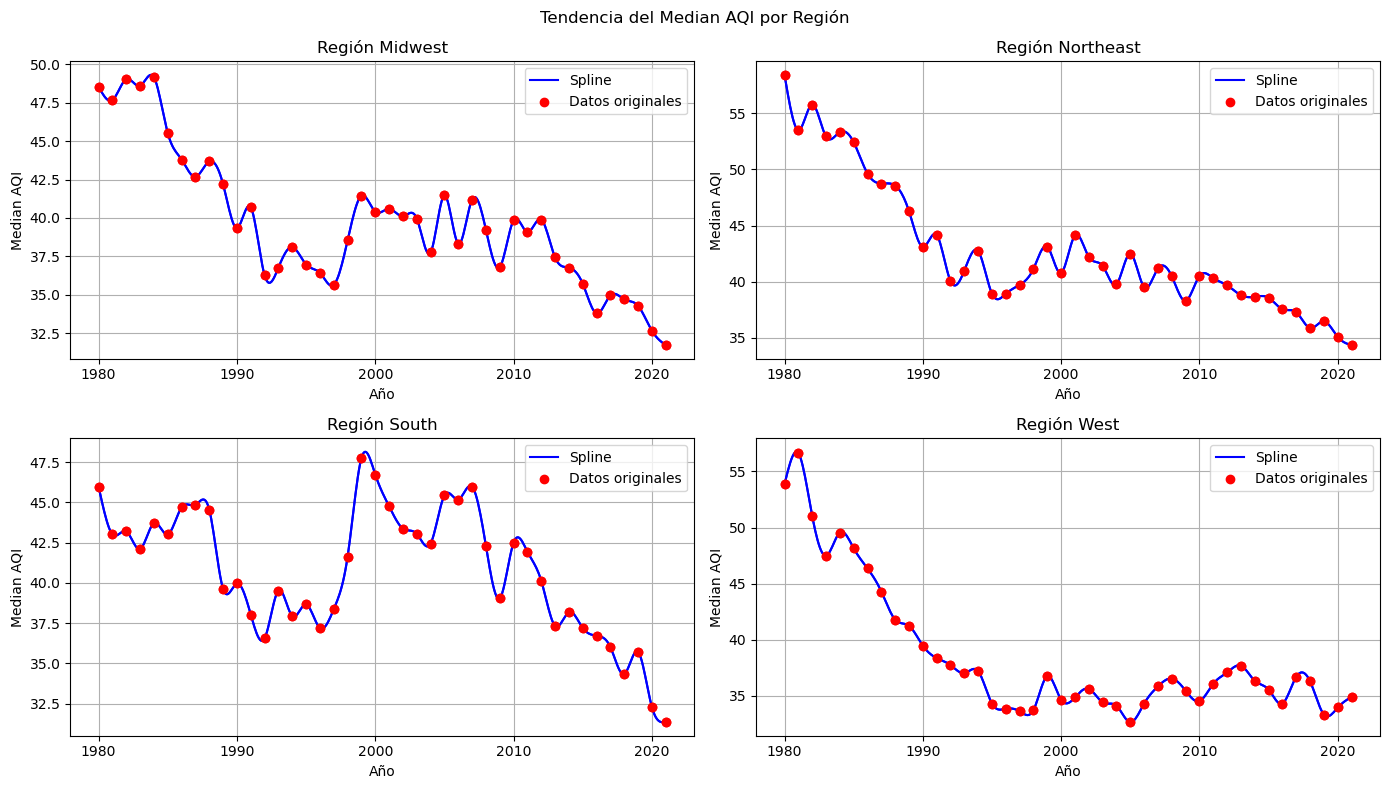
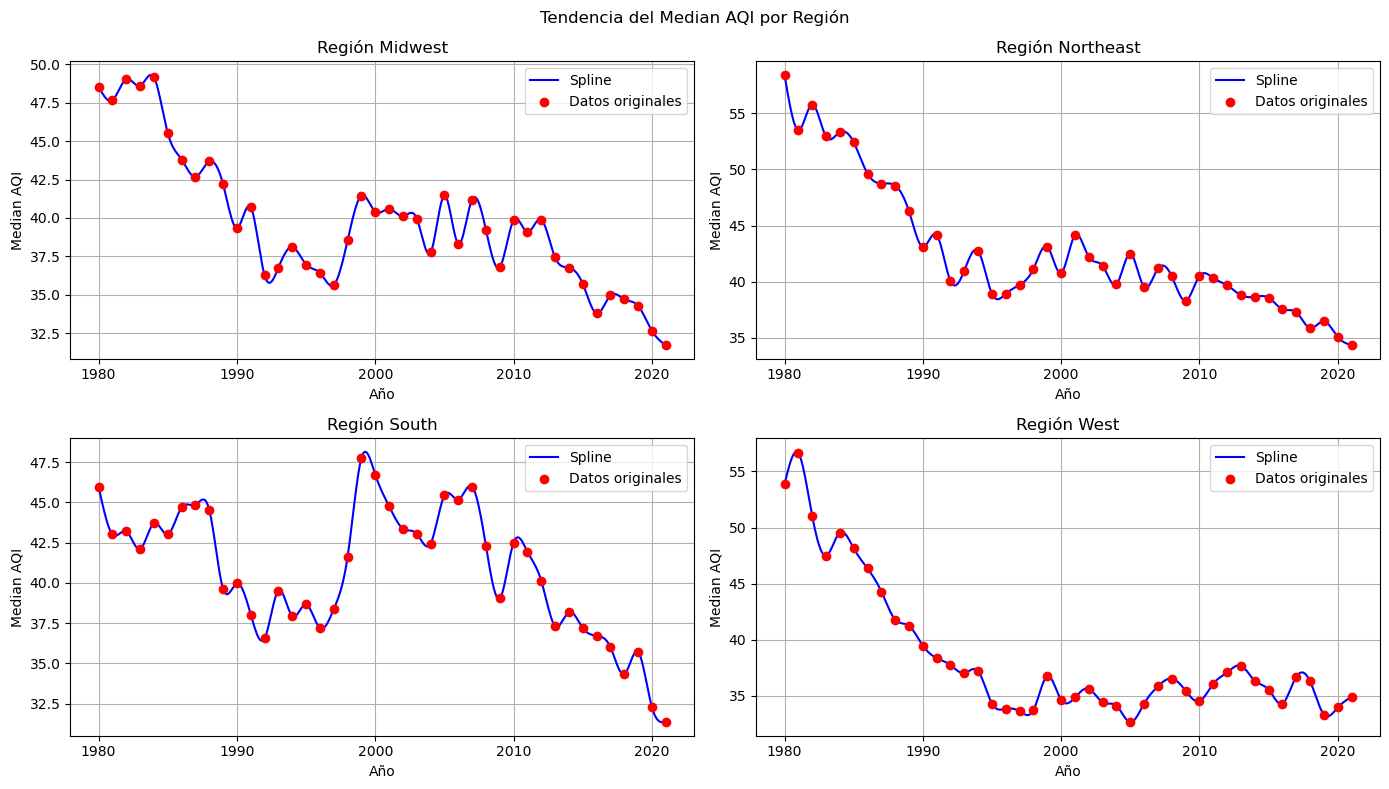
Code edit (unified diff) that turned the first committed figure into the second:
--- before
+++ after
@@ -148,6 +148,4 @@
         y_suavizado = [evaluarSpline(xi, x, coeficientes) for xi in x_suavizado]
 
-        axes[i].plot(x_suavizado, y_suavizado, color="blue")
-        axes[i].scatter(x, y, color="red", zorder=5)
         axes[i].set_title(f"Región {region}")
         axes[i].set_xlabel("Año")
@@ -160,4 +158,5 @@
     plt.suptitle("Tendencia del Median AQI por Región")
     plt.tight_layout()
+    plt.savefig("../graficas/spline_por_region.png")
     plt.show()    
 
@@ -193,4 +192,5 @@
     plt.legend()
     plt.grid(True)
+    plt.savefig("../graficas/spline_combinado.png")
     plt.show()
     

Commit: Se actualizo el codigo para guardar las graficas con formato .png en la carpeta graficas